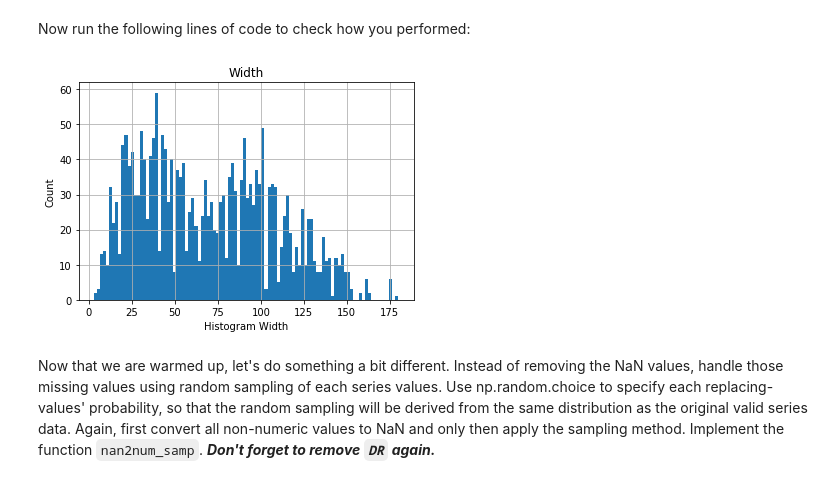
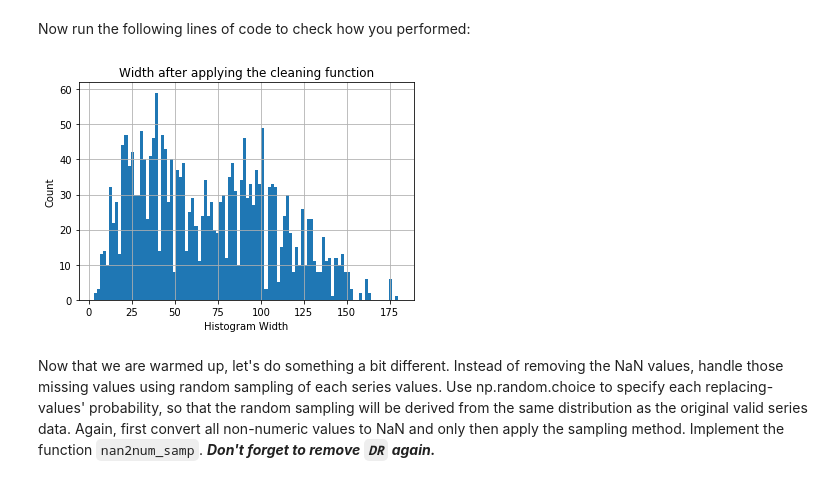
Before and after one commit to mlh-master/hw1_mlh-nathan-hadas, a Jupyter notebook: HW1.ipynb, the cells around one changed output. Saved outputs shown, nothing was run; the diff lists cells and outputs as text; code cells hidden in the pictures.

```diff
--- a/HW1.ipynb
+++ b/HW1.ipynb
@@ -79,13 +79,13 @@ Now run the following lines of code to check how you performed:
 # %%
 feat = 'Width'
 Q_clean = pd.DataFrame(c_ctg[feat])
 Q_clean.hist(bins=100)
 plt.xlabel('Histogram Width')
 plt.ylabel('Count')
-plt.title('Width') # ADDED BY H.N (Hadas.Nathan)
+plt.title('Width after applying the cleaning function') # ADDED BY H.N (Hadas.Nathan)
 plt.show()
 # %% [output]
-[figure, old version]
+[figure, new version]
 # %% [markdown]
 Now that we are warmed up, let's do something a bit different. Instead of removing the NaN values, handle those missing values using random sampling of each series values. Use np.random.choice to specify each replacing-values' probability, so that the random sampling will be derived from the same distribution as the original valid series data. Again, first convert all non-numeric values to NaN and only then apply the sampling method. Implement the function `nan2num_samp`. ***Don't forget to remove `DR` again.***
 # %%
```
Also changed, not shown: parts of 27 cells of this notebook, 2 other files.
